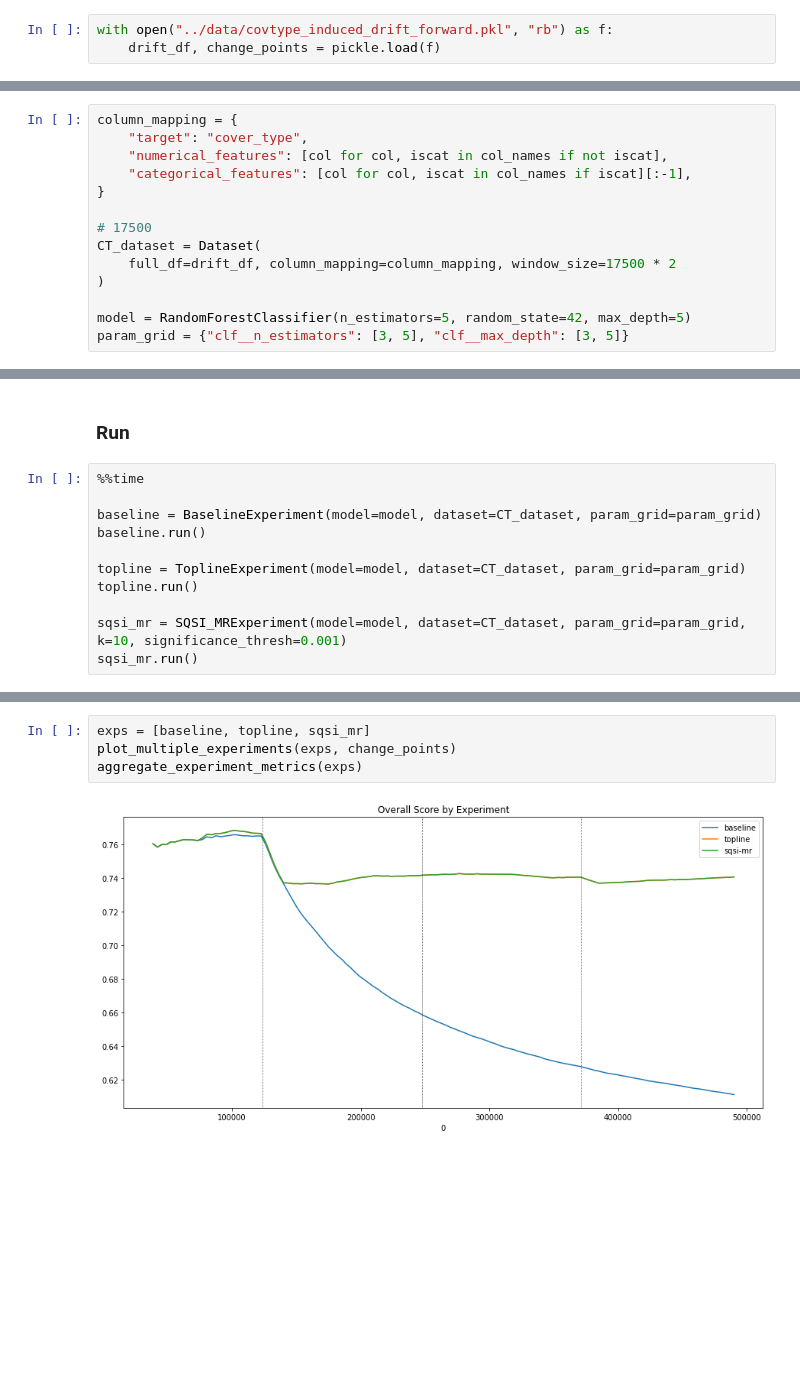
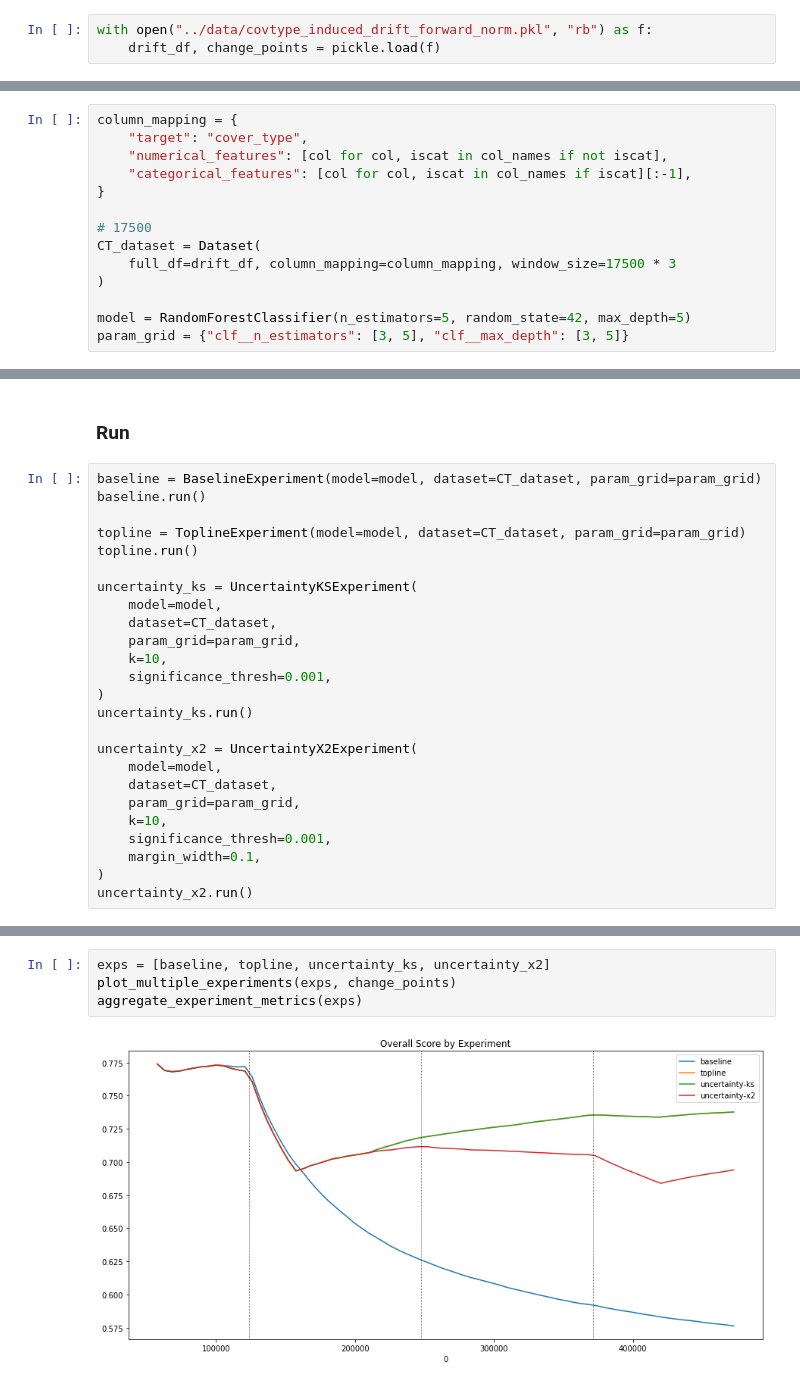
Before and after one commit to fastforwardlabs/concept-drift, a Jupyter notebook: notebooks/Covtype_experiment_dev.ipynb, the cells around one changed output, grey strips where cells are left out. Drawn from its saved outputs; the diff is of its cells as text; blank space fills up the shorter version.

```diff
--- a/notebooks/Covtype_experiment_dev.ipynb
+++ b/notebooks/Covtype_experiment_dev.ipynb
@@ -32,7 +41,7 @@ from test_harness.utils.utils import (
 # %% [markdown]
 ## Load Data
 # %%
-with open("../data/covtype_induced_drift_forward.pkl", "rb") as f:
+with open("../data/covtype_induced_drift_forward_norm.pkl", "rb") as f:
     drift_df, change_points = pickle.load(f)
 # %% [output]
 [interactive output not drawn]
@@ -87,7 +79,7 @@ column_mapping = {
 
 # 17500
 CT_dataset = Dataset(
-    full_df=drift_df, column_mapping=column_mapping, window_size=17500 * 2
+    full_df=drift_df, column_mapping=column_mapping, window_size=17500 * 3
 )
 
 model = RandomForestClassifier(n_estimators=5, random_state=42, max_depth=5)
@@ -102,14 +89,28 @@ param_grid = {"clf__n_estimators": [3, 5], "clf__max_depth": [3, 5]}
 # %% [markdown]
 ### Run
 # %%
-%%time
-
 baseline = BaselineExperiment(model=model, dataset=CT_dataset, param_grid=param_grid)
 baseline.run()
 
 topline = ToplineExperiment(model=model, dataset=CT_dataset, param_grid=param_grid)
 topline.run()
 
-sqsi_mr = SQSI_MRExperiment(model=model, dataset=CT_dataset, param_grid=param_grid,  k=10, significance_thresh=0.001)
-sqsi_mr.run()
+uncertainty_ks = UncertaintyKSExperiment(
+    model=model,
+    dataset=CT_dataset,
+    param_grid=param_grid,
+    k=10,
+    significance_thresh=0.001,
+)
+uncertainty_ks.run()
+
+uncertainty_x2 = UncertaintyX2Experiment(
+    model=model,
+    dataset=CT_dataset,
+    param_grid=param_grid,
+    k=10,
+    significance_thresh=0.001,
+    margin_width=0.1,
+)
+uncertainty_x2.run()
 # %% [output]
@@ -133,9 +134,9 @@ Wall time: 1min 11s
 [interactive output not drawn]
 # %%
-exps = [baseline, topline, sqsi_mr]
+exps = [baseline, topline, uncertainty_ks, uncertainty_x2]
 plot_multiple_experiments(exps, change_points)
 aggregate_experiment_metrics(exps)
 # %% [output]
-[figure, old version]
+[figure, new version]
 |  | times_retrained | percent_total_labels | total_train_time |
 | experiment |  |  |  |
```
Also changed, not shown: parts of 61 cells of this notebook, 1 other file.
